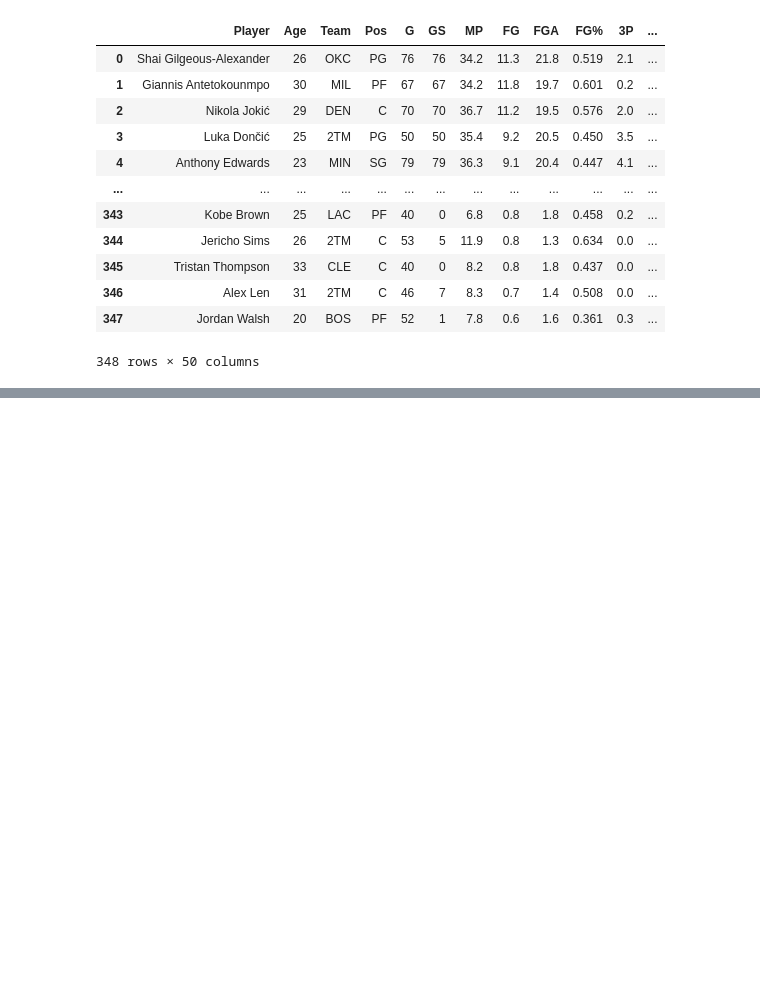
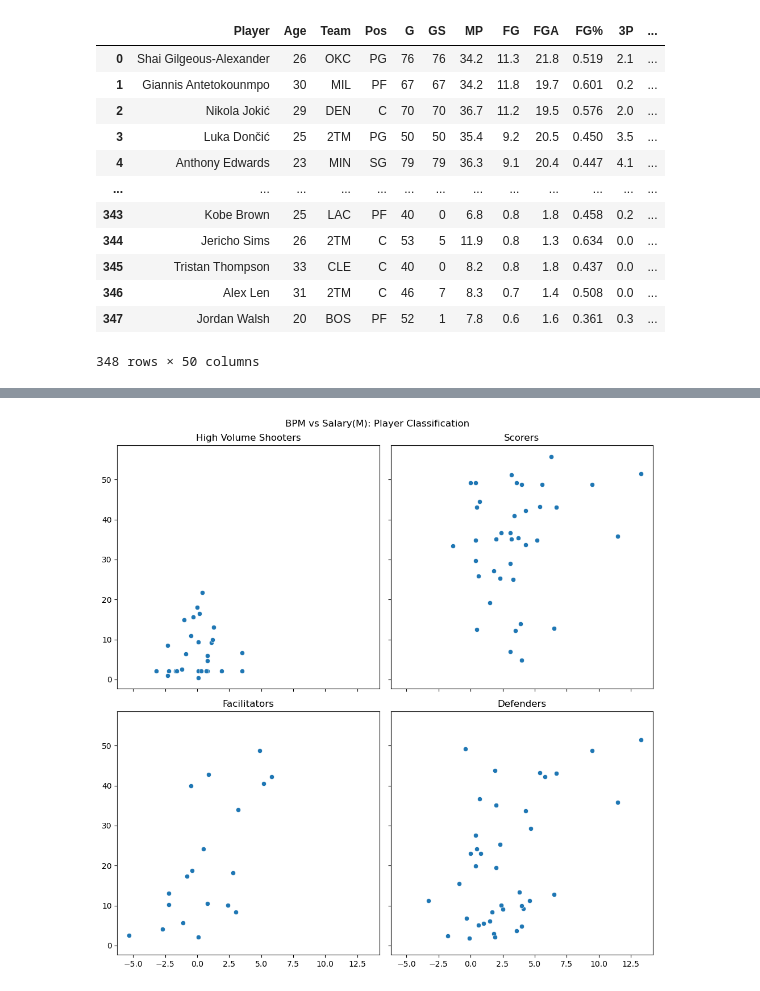
Before and after one commit to ruddaraju/NBA_PlayerValueAnalysis, a Jupyter notebook: Analysis/2_Player_Type_Analysis.ipynb, the cells around one changed output, grey strips where cells are left out. Cells and saved outputs as stored; diff of their text form; code cells hidden in the pictures; blank space fills up the shorter version.

```diff
--- a/Analysis/2_Player_Type_Analysis.ipynb
+++ b/Analysis/2_Player_Type_Analysis.ipynb
@@ -30,0 +140,24 @@ StPlayer = scalar.fit_transform(features) #Standardizes features
+# %%
+fig, ax = plt.subplots(2,2, figsize = (10,10), sharey = True, sharex = True)
+sns.scatterplot(data = PlayerDFShooters, x = 'BPM', y = 'YearSalaryM', ax = ax[0][0])
+ax[0][0].set_title('High Volume Shooters')
+
+sns.scatterplot(data = PlayerDFScorers, x = 'BPM', y = 'YearSalaryM', ax = ax[0][1])
+ax[0][1].set_title('Scorers')
+
+sns.scatterplot(data = PlayerDFFacilitators, x = 'BPM', y = 'YearSalaryM', ax = ax[1][0])
+ax[1][0].set_title('Facilitators')
+
+sns.scatterplot(data = PlayerDFDefenders, x = 'BPM', y = 'YearSalaryM', ax = ax[1][1])
+ax[1][1].set_title('Defenders')
+
+for i in range(2):
+    for j in range(2):
+        ax[i][j].set_ylabel('')
+        ax[i][j].set_xlabel('')
+
+fig.suptitle('BPM vs Salary(M): Player Classification')
+plt.tight_layout()
+plt.show()
+# %% [output]
+[figure, added]
```
Also changed, not shown: parts of 10 cells of this notebook, 1 other file.
